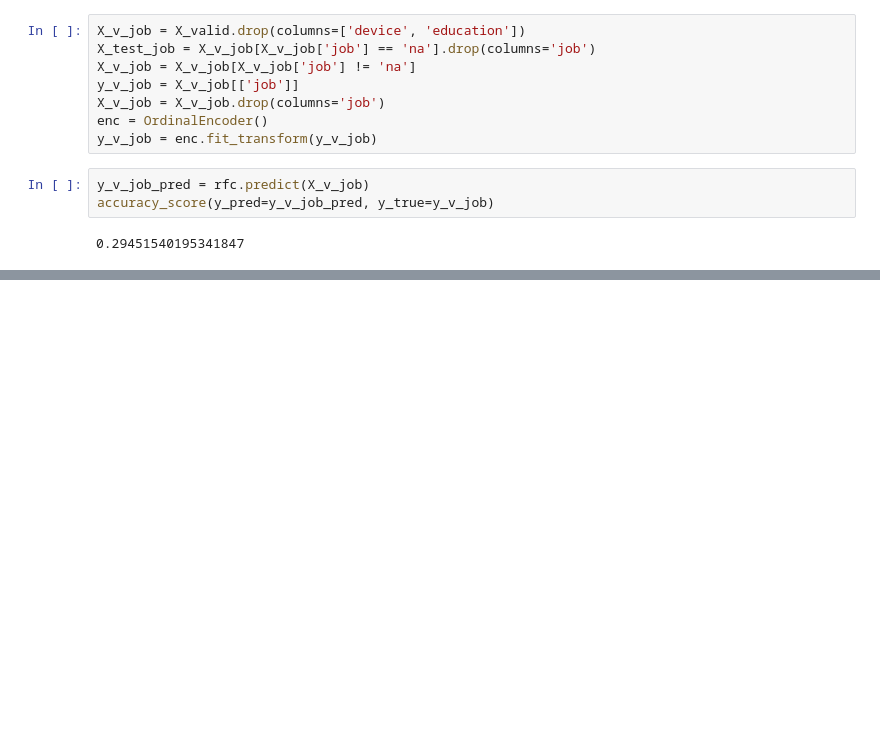
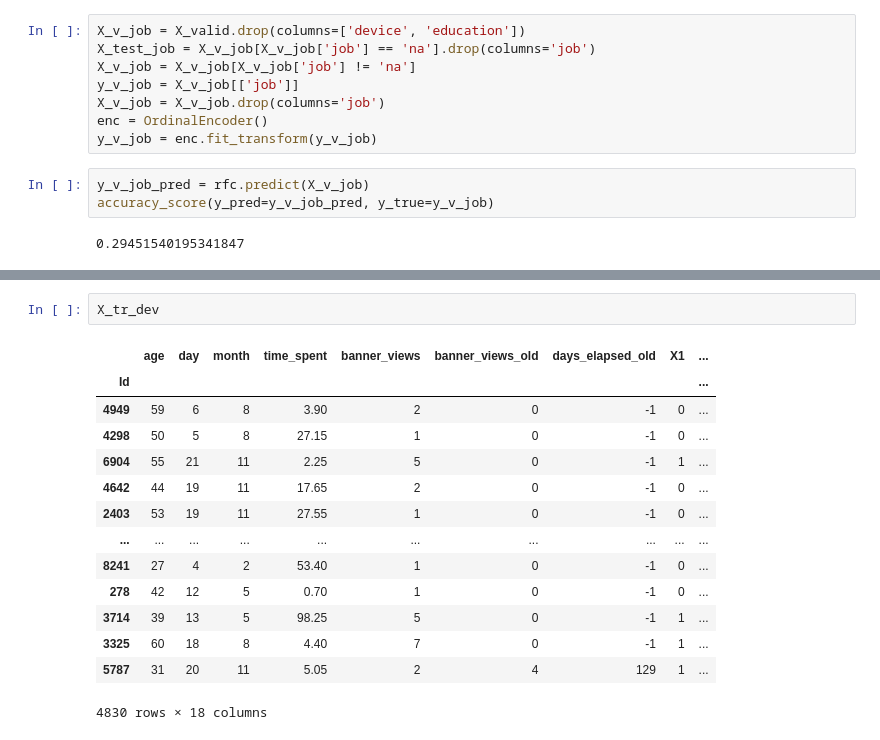
Before and after one commit to LuciaCam/ML_kaggle_competition, a Jupyter notebook: nas_imputations.ipynb, the cells around one changed output, grey strips where cells are left out. Cells and saved outputs as stored; diff of their text form; blank space fills up the shorter version.

```diff
--- a/nas_imputations.ipynb
+++ b/nas_imputations.ipynb
@@ -113,0 +129,17 @@ print("Best parameters:", best_params)
+# %%
+X_tr_dev
+# %% [output]
+|  | age | day | month | time_spent | banner_views | banner_views_old | days_elapsed_old | X1 | ... |
+| Id |  |  |  |  |  |  |  |  | ... |
+| 4949 | 59 | 6 | 8 | 3.90 | 2 | 0 | -1 | 0 | ... |
+| 4298 | 50 | 5 | 8 | 27.15 | 1 | 0 | -1 | 0 | ... |
+| 6904 | 55 | 21 | 11 | 2.25 | 5 | 0 | -1 | 1 | ... |
+| 4642 | 44 | 19 | 11 | 17.65 | 2 | 0 | -1 | 0 | ... |
+| 2403 | 53 | 19 | 11 | 27.55 | 1 | 0 | -1 | 0 | ... |
+| ... | ... | ... | ... | ... | ... | ... | ... | ... | ... |
+| 8241 | 27 | 4 | 2 | 53.40 | 1 | 0 | -1 | 0 | ... |
+| 278 | 42 | 12 | 5 | 0.70 | 1 | 0 | -1 | 0 | ... |
+| 3714 | 39 | 13 | 5 | 98.25 | 5 | 0 | -1 | 1 | ... |
+| 3325 | 60 | 18 | 8 | 4.40 | 7 | 0 | -1 | 1 | ... |
+| 5787 | 31 | 20 | 11 | 5.05 | 2 | 4 | 129 | 1 | ... |
+4830 rows × 18 columns
```
Also changed, not shown: parts of 21 cells of this notebook.
